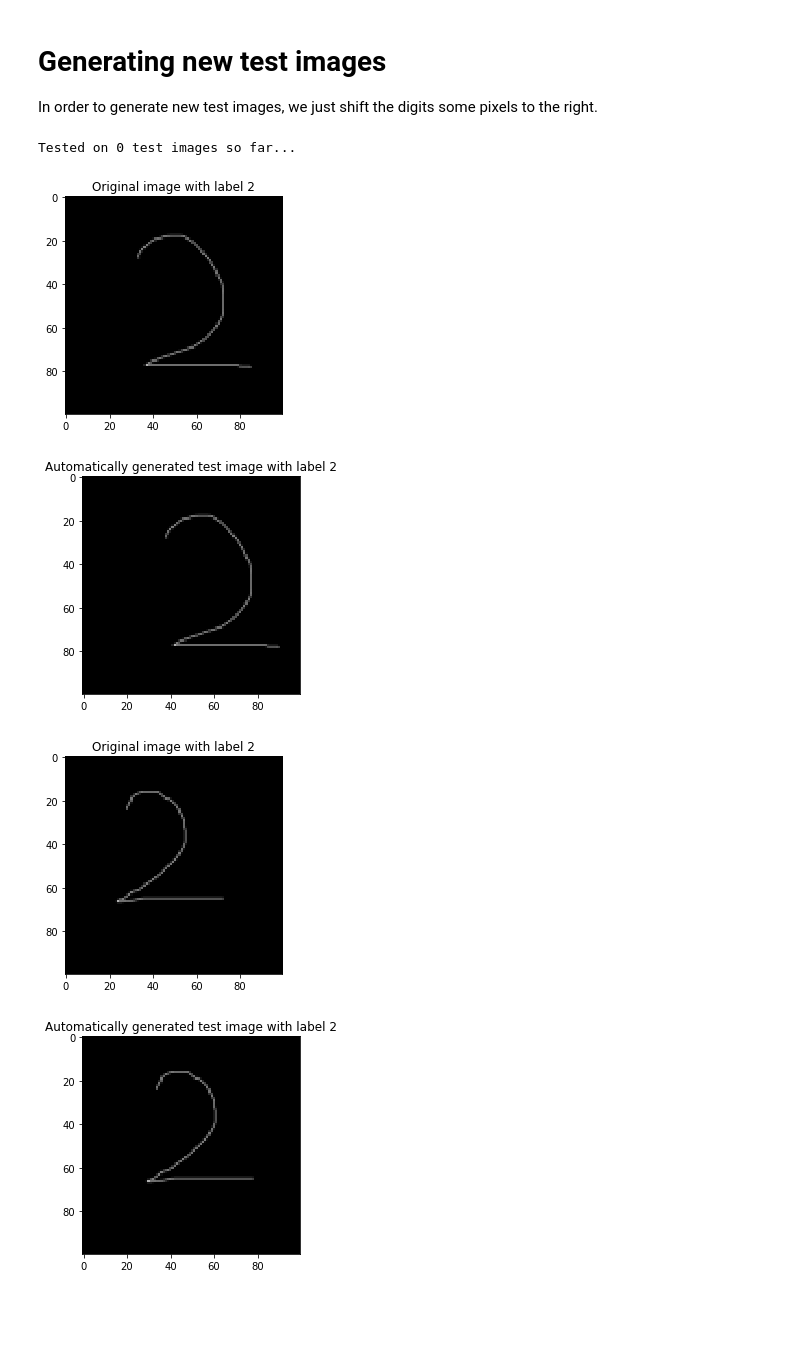
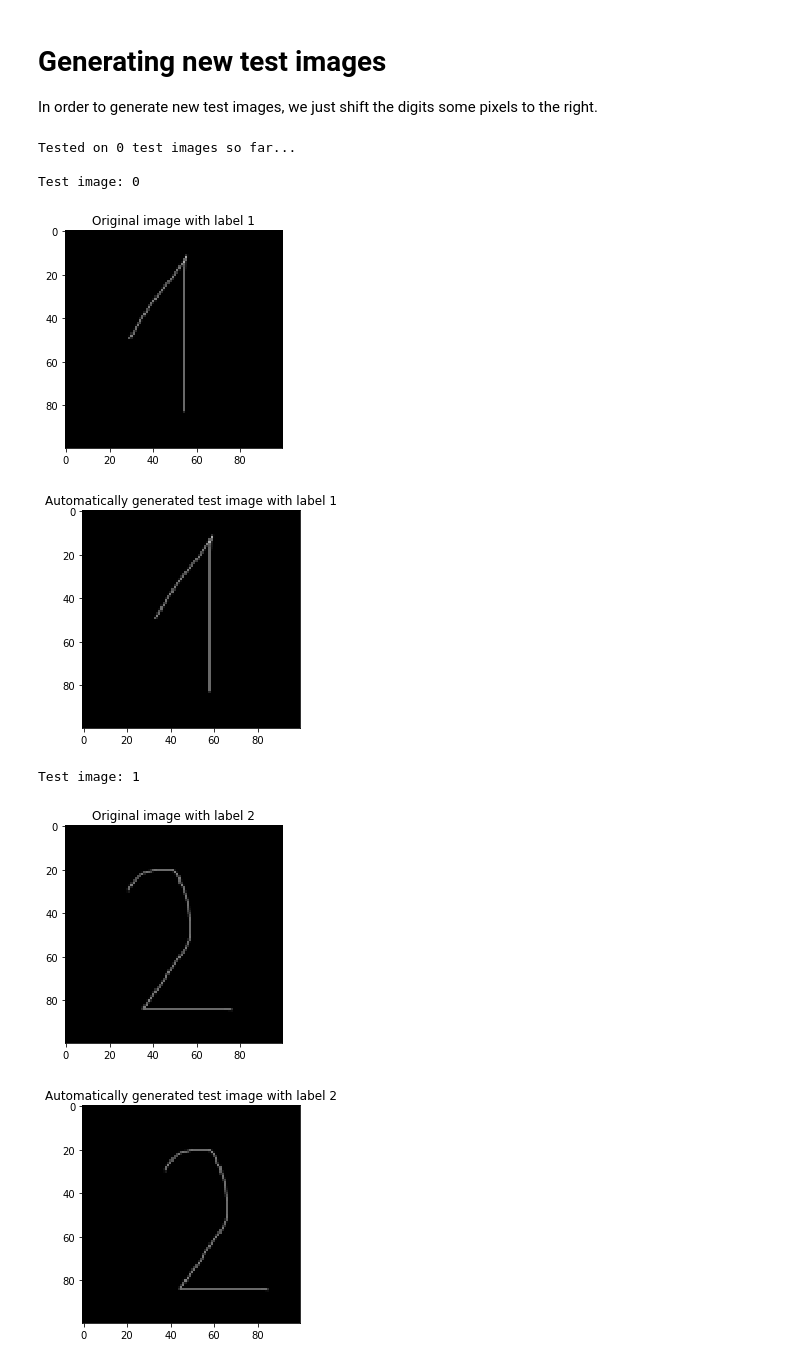
Before and after one commit to b3n3d17/DeepLearningCourse, a Jupyter notebook: 26_experiment_image_classification_with_a_mlp/experiment_image_classification_with_a_mlp.ipynb, the cells around one changed output. Cells and saved outputs as stored; diff of their text form; code cells hidden in the pictures; blank space fills up the shorter version.

```diff
--- a/26_experiment_image_classification_with_a_mlp/experiment_image_classification_with_a_mlp.ipynb
+++ b/26_experiment_image_classification_with_a_mlp/experiment_image_classification_with_a_mlp.ipynb
@@ -53,7 +53,8 @@ class image_provider:
             [d for d in listdir(root_folder)
              if isdir(os.path.join(root_folder,d))]
 
-        print("Under folder", root_folder, "I found the following subfolders/classes:")
+        print("Under folder", root_folder,
+              "I found the following subfolders/classes:")
         print(class_names)
 
         nr_classes = len(class_names)
@@ -329,43 +330,47 @@ for test_img_idx in range(0,NR_TEST_IMAGES):
         image2[row_idx][rnd_shift:] = image[row_idx][0:nr_cols-rnd_shift]
 
     # Show the original and the new image?
-    # Only for the first 5 test images, else:
+    # Only for the first 3 test images, else:
     # too much output!
-    if test_img_idx < 5:
+    if test_img_idx < 3:
+        print("\nTest image: {}".format(test_img_idx))
         plt.imshow(image)
         plt.title("Original image with label {}".format(class_name))
         plt.show()
         plt.imshow(image2)
         plt.title("Automatically generated test image with label {}".
                   format(class_name))
         plt.show()
 
     # Prepare input for the MLP
     input_vec = image.flatten()
     input_vec = input_vec.reshape( (1, input_vec.shape[0]) )
     teacher_vec = teacher_vec.reshape( (1, teacher_vec.shape[0]) )
 
     # Let the MLP predict the class!
     neuron_outputs = model.predict(input_vec)
     #print("output neuron values are:", neuron_outputs)
 
     # Get final prediction result:
     # Which of the n output neurons has the largest output?
     predicted_class_id = np.argmax(neuron_outputs.reshape(-1))
 
     # Show comparison of predicted vs. ground-truth label
     #print("predicted: {} vs. real: {}".
     #      format(predicted_class_id, gt_class_id))
 
     # Compute correct classification rate
     if predicted_class_id==gt_class_id:
         correctly_classified += 1
 
 print("\n---\nCorrectly classified {} of {} images.".
       format(correctly_classified, NR_TEST_IMAGES))
 # %% [output]
 Tested on 0 test images so far...
+
+Test image: 0
-[figure, old version]
+[figure, new version]
-[figure, old version]
+[figure, new version]
+Test image: 1
-[figure, old version]
+[figure, new version]
-[figure, old version]
+[figure, new version]
```
Also changed, not shown: parts of 5 cells of this notebook.
